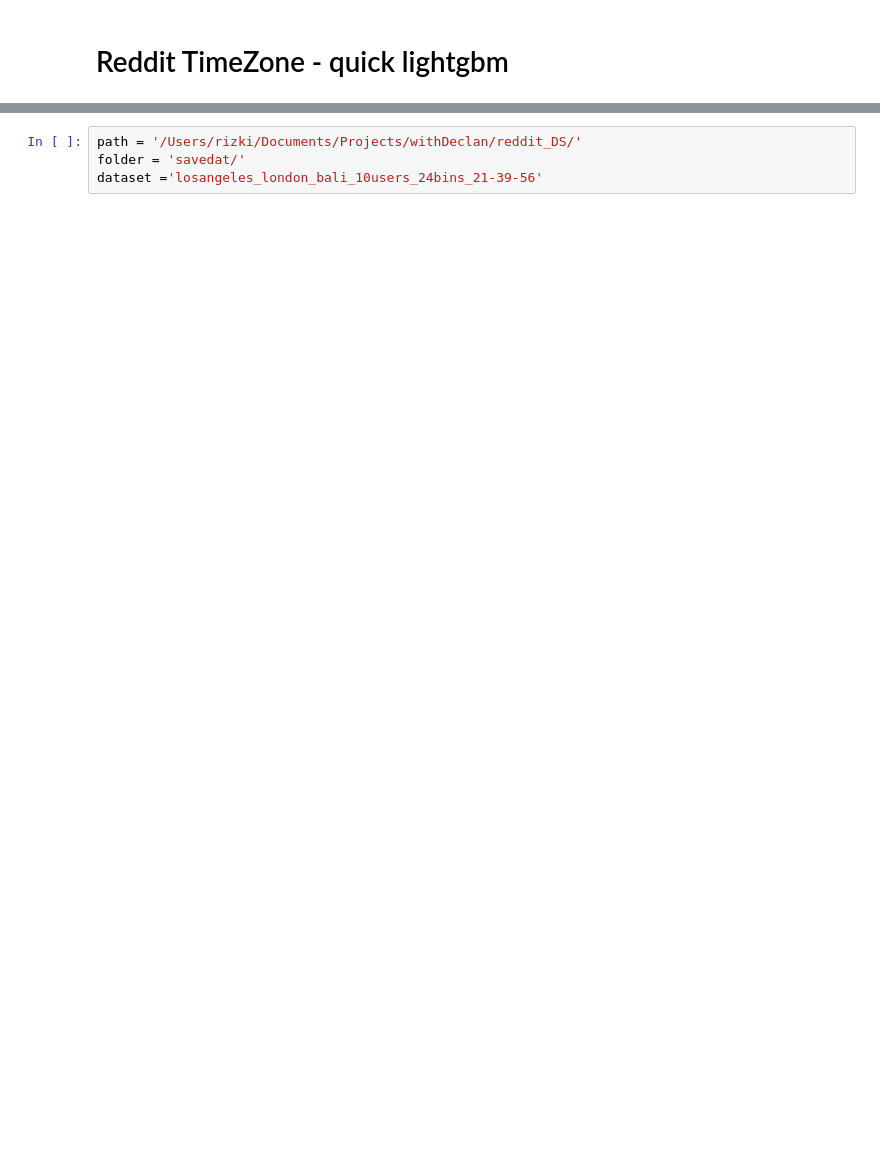
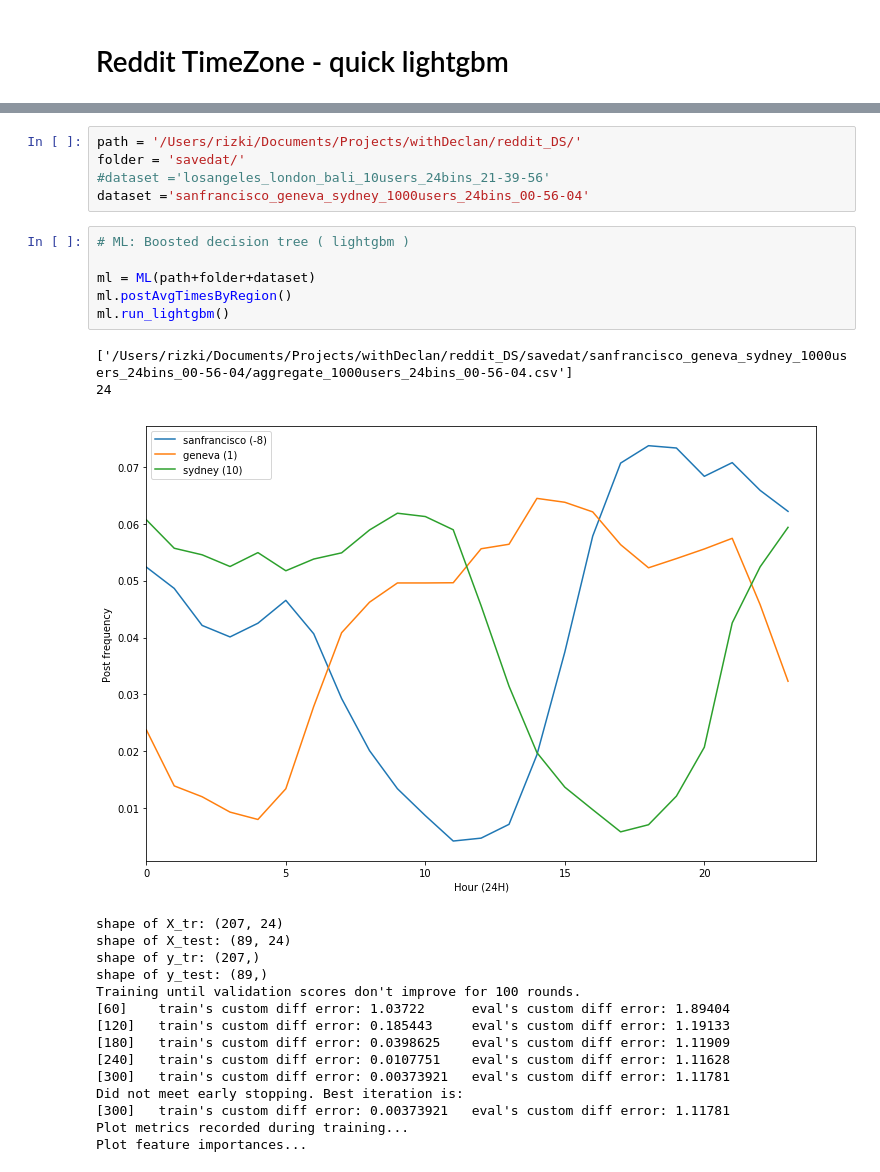
Before and after one commit to declanoller/reddit_DS, a Jupyter notebook: reddit_DS_quickBDT.ipynb, the cells around one changed output, grey strips where cells are left out. Cells and saved outputs as stored; diff of their text form; blank space fills up the shorter version.

Commit message:
add more cities, add lightgbm with custom loss

```diff
--- a/reddit_DS_quickBDT.ipynb
+++ b/reddit_DS_quickBDT.ipynb
@@ -13,4 +14,29 @@ import lightgbm as lgb
 # %%
 path = '/Users/rizki/Documents/Projects/withDeclan/reddit_DS/'
 folder = 'savedat/'
-dataset ='losangeles_london_bali_10users_24bins_21-39-56'
+#dataset ='losangeles_london_bali_10users_24bins_21-39-56'
+dataset ='sanfrancisco_geneva_sydney_1000users_24bins_00-56-04'
+# %%
+# ML: Boosted decision tree ( lightgbm )
+
+ml = ML(path+folder+dataset)
+ml.postAvgTimesByRegion()
+ml.run_lightgbm()
+# %% [output]
+['/Users/rizki/Documents/Projects/withDeclan/reddit_DS/savedat/sanfrancisco_geneva_sydney_1000users_24bins_00-56-04/aggregate_1000users_24bins_00-56-04.csv']
+24
+[figure, added]
+shape of X_tr: (207, 24)
+shape of X_test: (89, 24)
+shape of y_tr: (207,)
+shape of y_test: (89,)
+Training until validation scores don't improve for 100 rounds.
+[60]    train's custom diff error: 1.03722      eval's custom diff error: 1.89404
+[120]   train's custom diff error: 0.185443     eval's custom diff error: 1.19133
+[180]   train's custom diff error: 0.0398625    eval's custom diff error: 1.11909
+[240]   train's custom diff error: 0.0107751    eval's custom diff error: 1.11628
+[300]   train's custom diff error: 0.00373921   eval's custom diff error: 1.11781
+Did not meet early stopping. Best iteration is:
+[300]   train's custom diff error: 0.00373921   eval's custom diff error: 1.11781
+Plot metrics recorded during training...
+Plot feature importances...
```
Also changed, not shown: parts of 4 cells of this notebook, 1 other file.
